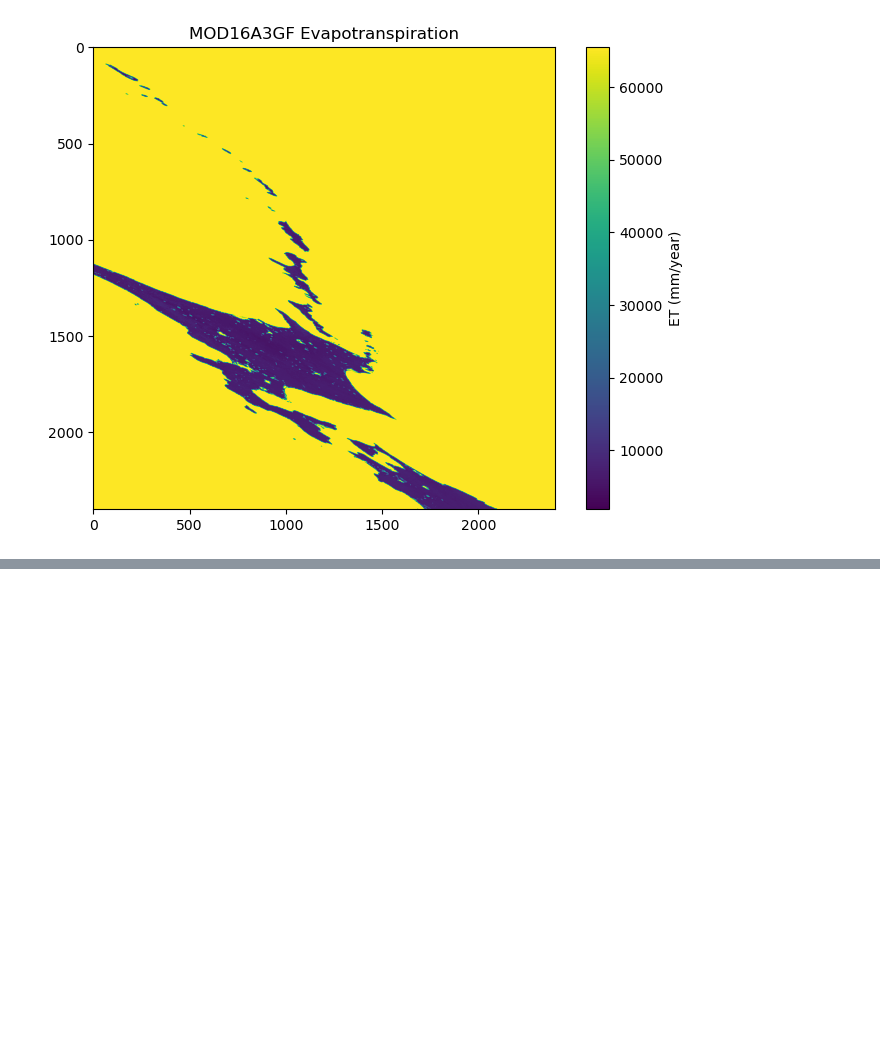
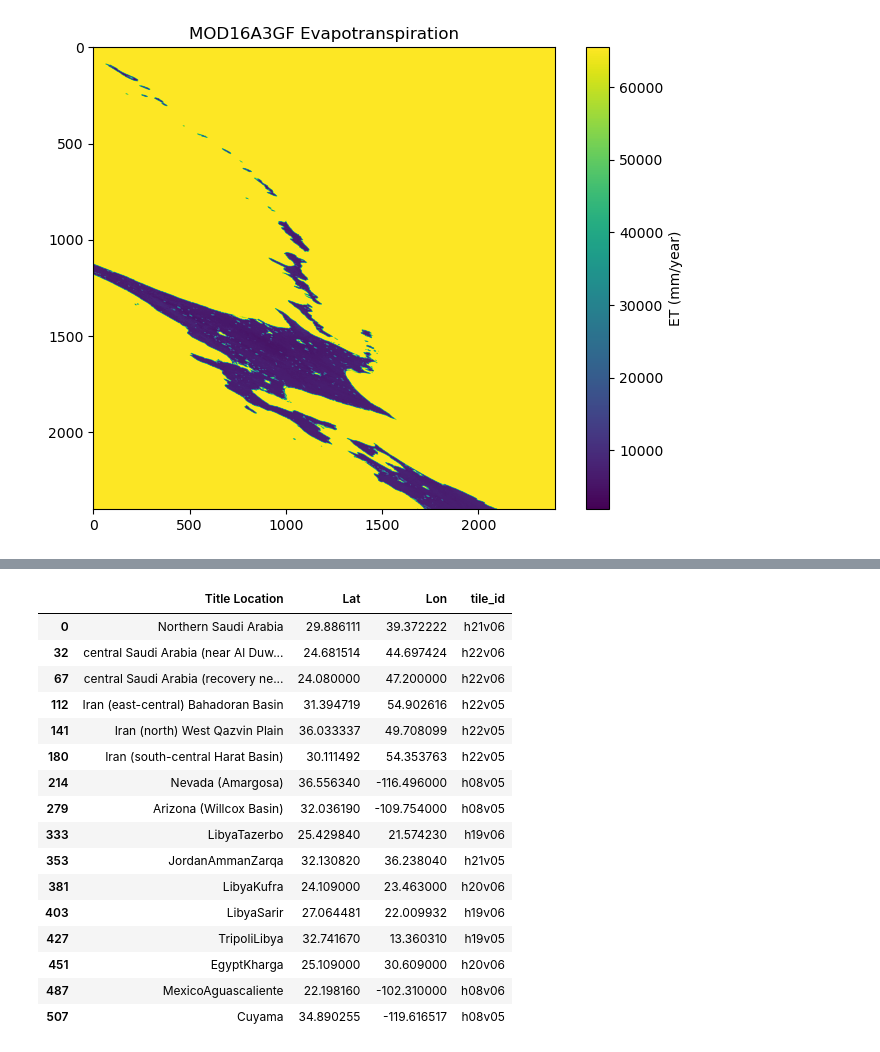
Before and after one commit to austinmartinez12/AridGW, a Jupyter notebook: ET_analysis.ipynb, the cells around one changed output, grey strips where cells are left out. Cells and saved outputs as stored; diff of their text form; code cells hidden in the pictures; blank space fills up the shorter version.

Commit message:
Make Api and make function to see which modis data file corresponds to which site

```diff
--- a/ET_analysis.ipynb
+++ b/ET_analysis.ipynb
@@ -17,0 +8,12 @@ ET_QC_500m (('YDim:MOD_Grid_MOD16A3', 'XDim:MOD_Grid_MOD16A3'), (2400, 2400), 21
+# %%
+# Create a reproducible file path
+groundwater_fp = os.path.join("/capstone/aridgw/data/2025_09_21_annual_median_groundwater_levels_16sites.xlsx - DATA RAW.csv")
+
+# Read in data
+gw_sites = pd.read_csv(groundwater_fp)
+
+# Remove duplicates
+df = gw_sites.drop_duplicates(subset=['Lat'])
+
+# Select neccecary columns
+df2 = df[["Title Location", "Lat", "Lon"]]
@@ -34,0 +86,15 @@ plt.show()
+# %%
+df2 = df[["Title Location", "Lat", "Lon"]]
+lat = df["Lat"]
+lon = df["Lon"]
+
+for idx, row in df.iterrows():
+    title = row["Title Location"]
+    lat = row["Lat"]
+    lon = row["Lon"]
+
+    tile = latlon_to_modis_tile(lat, lon)
+
+    df2.at[idx, "tile_id"] = tile
+
+    print(f"{title}: {tile}")
@@ -35,3 +123,23 @@ plt.show()
+# %%
+df2
+# %% [output]
+|  | Title Location | Lat | Lon | tile_id |
+| 0 | Northern Saudi Arabia | 29.886111 | 39.372222 | h21v06 |
+| 32 | central Saudi Arabia (near Al Duw... | 24.681514 | 44.697424 | h22v06 |
+| 67 | central Saudi Arabia (recovery ne... | 24.080000 | 47.200000 | h22v06 |
+| 112 | Iran (east-central) Bahadoran Basin | 31.394719 | 54.902616 | h22v05 |
+| 141 | Iran (north) West Qazvin Plain | 36.033337 | 49.708099 | h22v05 |
+| 180 | Iran (south-central Harat Basin) | 30.111492 | 54.353763 | h22v05 |
+| 214 | Nevada (Amargosa) | 36.556340 | -116.496000 | h08v05 |
+| 279 | Arizona (Willcox Basin) | 32.036190 | -109.754000 | h08v05 |
+| 333 | LibyaTazerbo | 25.429840 | 21.574230 | h19v06 |
+| 353 | JordanAmmanZarqa | 32.130820 | 36.238040 | h21v05 |
+| 381 | LibyaKufra | 24.109000 | 23.463000 | h20v06 |
+| 403 | LibyaSarir | 27.064481 | 22.009932 | h19v06 |
+| 427 | TripoliLibya | 32.741670 | 13.360310 | h19v05 |
+| 451 | EgyptKharga | 25.109000 | 30.609000 | h20v06 |
+| 487 | MexicoAguascaliente | 22.198160 | -102.310000 | h08v06 |
+| 507 | Cuyama | 34.890255 | -119.616517 | h08v05 |
 # %%
 import geopandas as gpd
 from shapely.geometry import Point
```
Also changed, not shown: parts of 5 cells of this notebook.
